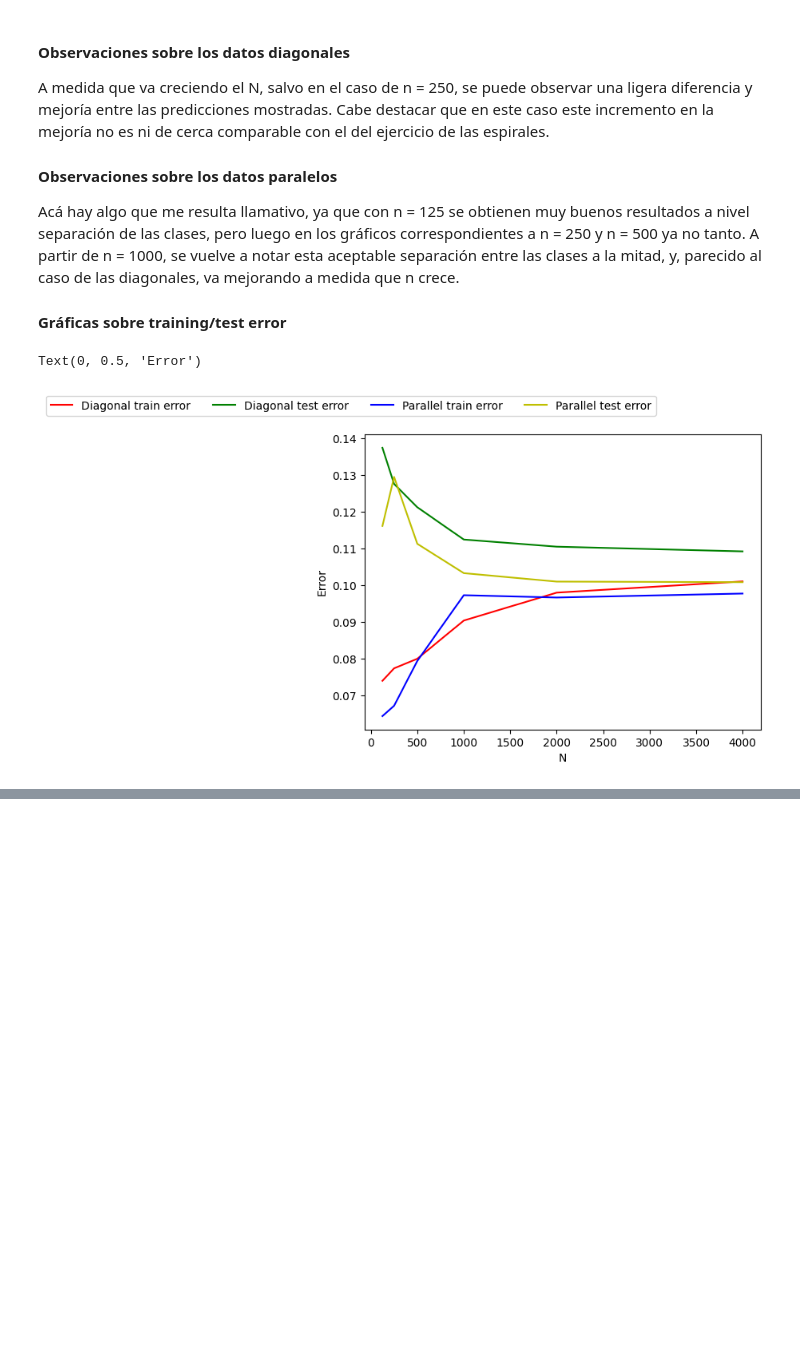
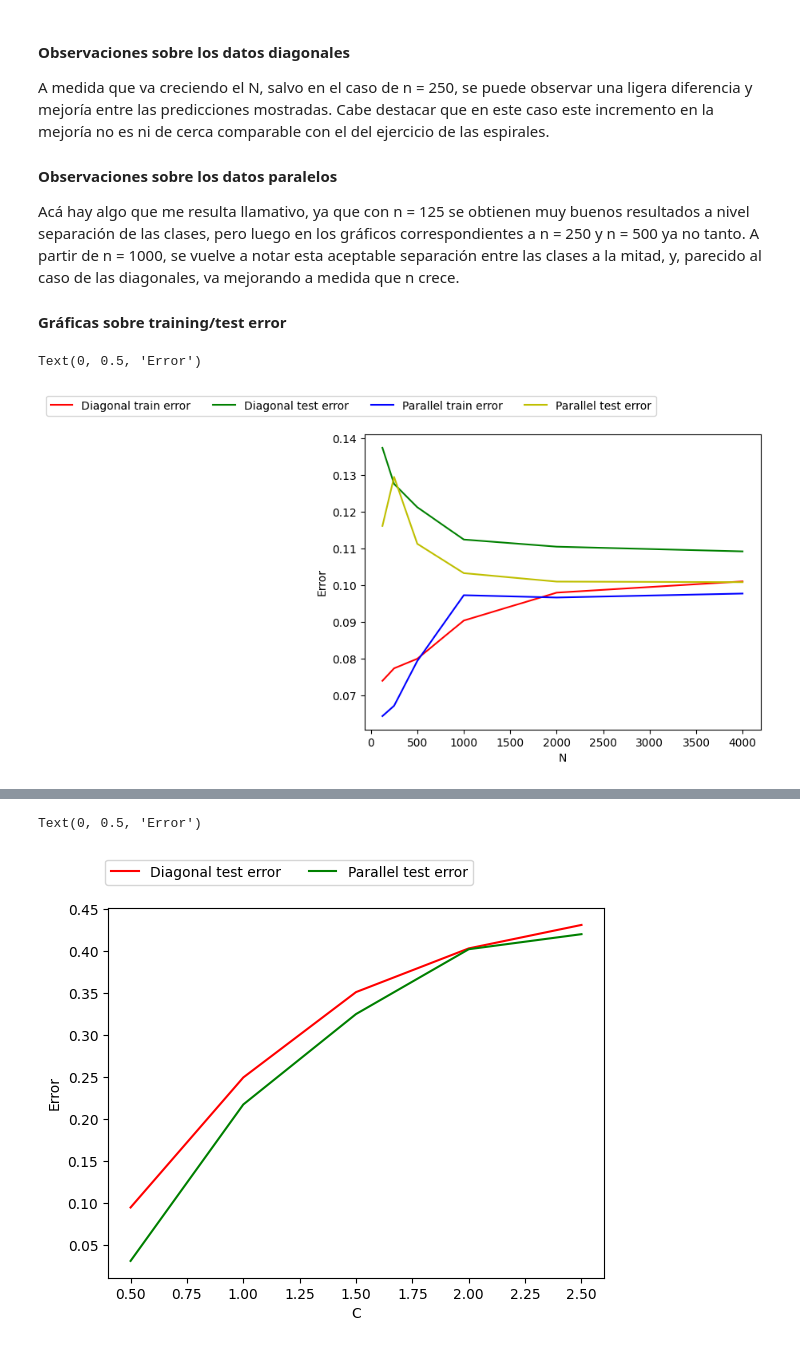
Before and after one commit to alduzarate/MachineLearning, a Jupyter notebook: TP1/arbolesDecision.ipynb, the cells around one changed output, grey strips where cells are left out. Saved outputs shown, nothing was run; the diff lists cells and outputs as text; code cells hidden in the pictures; blank space fills up the shorter version.

```diff
--- a/TP1/arbolesDecision.ipynb
+++ b/TP1/arbolesDecision.ipynb
@@ -210,0 +244,79 @@ A medida que N crece, el error de testeo decrece, así que en esta instancia no
+# %%
+# Valores de n
+c_iterable = [0.5, 1, 1.5, 2, 2.5]
+
+# Datos a guardar pedidos
+test_errors_d = []
+test_errors_p = []
+
+# Guardo el tamaño que va teniendo n para poder armar el dataframe a la hora de analizar
+c_values = []
+
+for c in c_iterable:
+    # Conjuntos de test
+    # Diagonal
+    d_test = tp0.generate_dataframe_ej_a(5, 10000, c)
+    X_d_test = d_test[[0,1,2,3,4]]
+    y_d_test = d_test['Clase']
+
+    # Paralelo
+    p_test = tp0.generate_dataframe_ej_b(5, 10000, c)
+    X_p_test = p_test[[0,1,2,3,4]]
+    y_p_test = p_test['Clase']
+    for i in range(0,20):
+        # C usado en estas 20 iteraciones
+        c_values.append(c)
+
+        # Conjuntos de entrenamiento diagonal
+        train_set_d = tp0.generate_dataframe_ej_a(5, 250, c)
+        X_d_train = train_set_d[[0,1,2,3,4]]
+        y_d_train = train_set_d['Clase']
+
+        # Conjuntos de entrenamiento paralelo
+        train_set_p = tp0.generate_dataframe_ej_b(5, 250, c)
+        X_p_train = train_set_p[[0,1,2,3,4]]
+        y_p_train = train_set_p['Clase']
+
+        # Arboles y entrenamiento diagonal
+        clf_d = DecisionTreeClassifier(criterion="entropy",min_impurity_decrease=0.005,random_state=0,min_samples_leaf=5)
+        clf_d.fit(X_d_train, y_d_train)
+
+        # Arboles y entrenamiento paralelo
+        clf_p = DecisionTreeClassifier(criterion="entropy",min_impurity_decrease=0.005,random_state=0,min_samples_leaf=5)
+        clf_p.fit(X_p_train, y_p_train)
+
+        # Probamos sobre los conjuntos de testeo
+        predicted_d = clf_d.predict(d_test[[0,1,2,3,4]])
+        predicted_p = clf_p.predict(p_test[[0,1,2,3,4]])
+
+        # Guardamos errores sobre el conjunto de entrenamiento y de testeo.
+        # Error = 1 - accuracy
+        test_errors_d.append(1 - accuracy_score(y_d_test, predicted_d))
+        test_errors_p.append(1 - accuracy_score(y_p_test, predicted_p))
+
+# Armo dataframe con los datos colectados anteriormente
+temp_dataframe_d = pd.DataFrame({})
+temp_dataframe_d['C'] = c_values
+temp_dataframe_d['TestError'] = test_errors_d
+
+temp_dataframe_p = pd.DataFrame({})
+temp_dataframe_p['C'] = c_values
+temp_dataframe_p['TestError'] = test_errors_p
+
+# Dataframes finales a usar para la gráfica
+df_nodes_d = pd.DataFrame({})
+df_nodes_d['C'] = c_iterable
+df_nodes_d['TestError'] = temp_dataframe_d.groupby('C')['TestError'].mean().to_numpy()
+
+df_nodes_p = pd.DataFrame({})
+df_nodes_p['C'] = c_iterable
+df_nodes_p['TestError'] = temp_dataframe_p.groupby('C')['TestError'].mean().to_numpy()
+
+plt.plot(df_nodes_d['C'], df_nodes_d['TestError'], 'r')
+plt.plot(df_nodes_p['C'], df_nodes_p['TestError'], 'g')
+plt.legend(['Diagonal test error', 'Parallel test error'], bbox_to_anchor=(0.75, 1.15), ncol=2)
+plt.xlabel("C")
+plt.ylabel("Error")
+# %% [output]
+Text(0, 0.5, 'Error')
+[figure, added]
```
Also changed, not shown: parts of 4 cells of this notebook.
